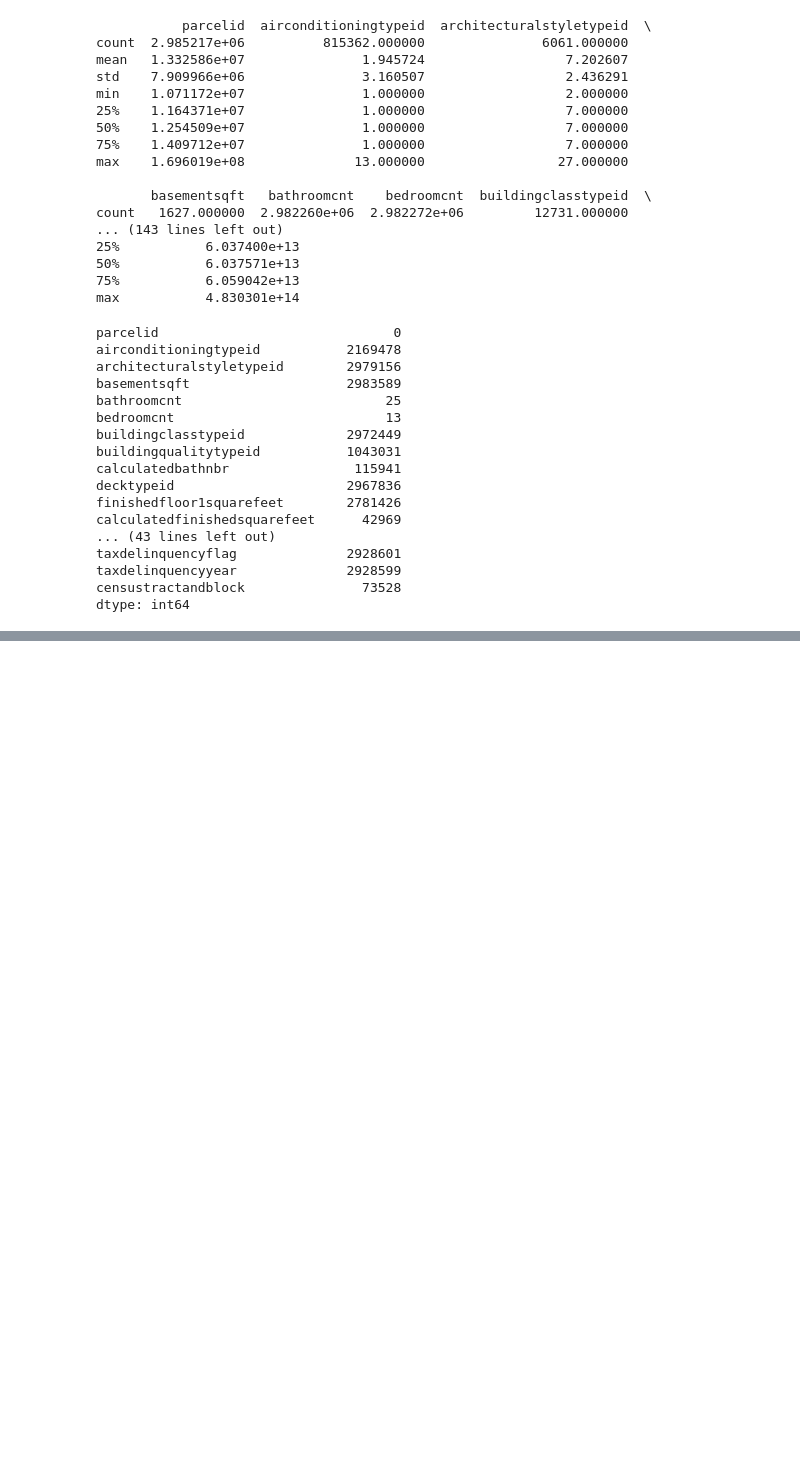
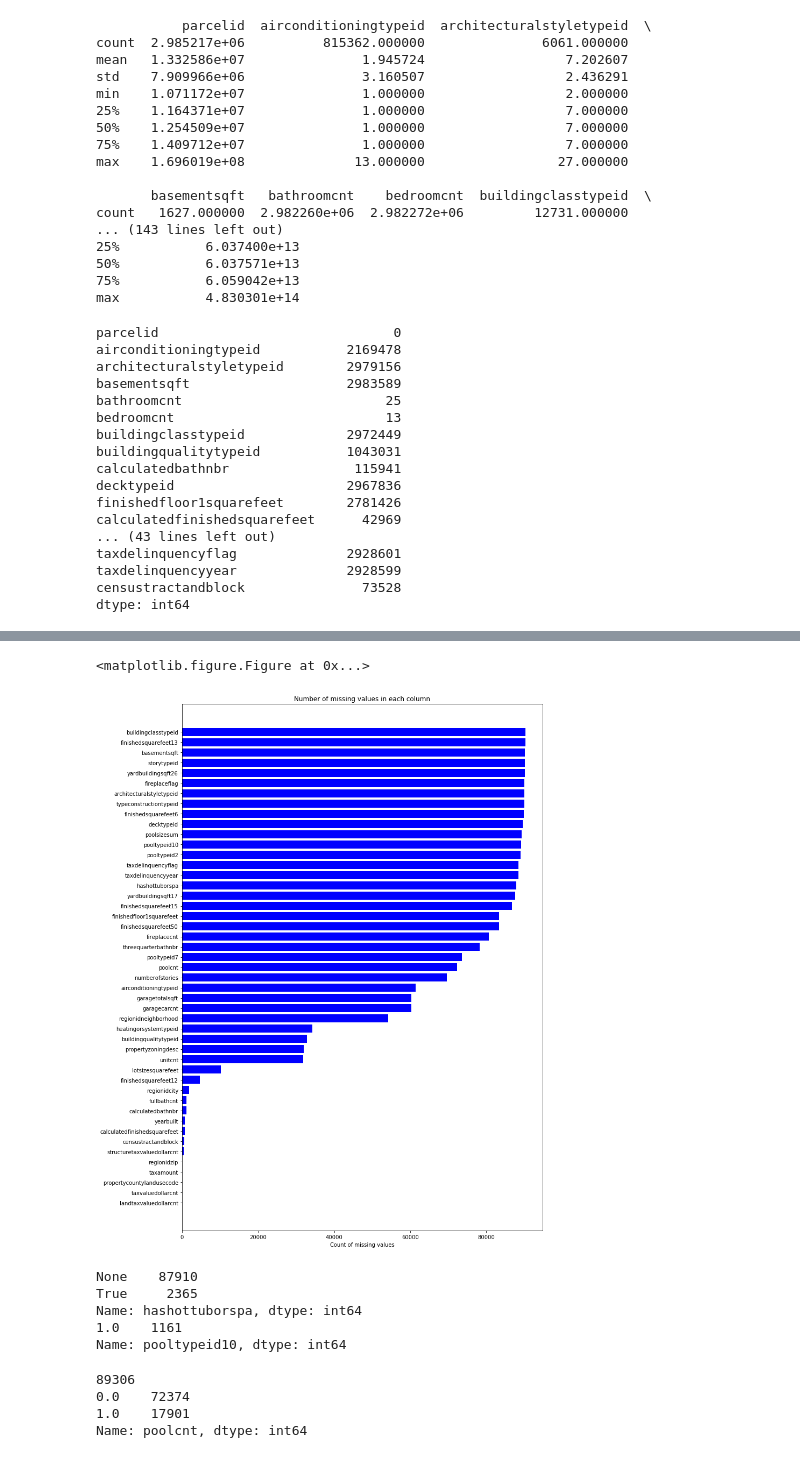
Before and after one commit to ghk829/kaggle, a Jupyter notebook: zillow/20171009_KH.ipynb, the cells around one changed output, grey strips where cells are left out. Cells and saved outputs as stored; diff of their text form; code cells hidden in the pictures; blank space fills up the shorter version.

```diff
--- a/zillow/20171009_KH.ipynb
+++ b/zillow/20171009_KH.ipynb
@@ -95,0 +111,18 @@ prop_2016_2=prop_2016[prop_2016.latitude.notnull()].append(na_2016)
+# %%
+missing_df = df_train.isnull().sum(axis=0).reset_index()
+missing_df.columns = ['column_name', 'missing_count']
+missing_df = missing_df.loc[missing_df['missing_count']>0]
+missing_df = missing_df.sort_values(by='missing_count')
+
+ind = np.arange(missing_df.shape[0])
+width = 0.9
+fig, ax = plt.subplots(figsize=(12,18))
+rects = ax.barh(ind, missing_df.missing_count.values, color='blue')
+ax.set_yticks(ind)
+ax.set_yticklabels(missing_df.column_name.values, rotation='horizontal')
+ax.set_xlabel("Count of missing values")
+ax.set_title("Number of missing values in each column")
+plt.show()
+# %% [output]
+<matplotlib.figure.Figure at 0x...>
+[figure, added]
@@ -95,0 +140,44 @@ prop_2016_2=prop_2016[prop_2016.latitude.notnull()].append(na_2016)
+# %%
+#The below variables are flags and lets assume if they are NA's it means the object does not exist so lets fix this
+index = df_train.hashottuborspa.isnull()
+df_train.loc[index,'hashottuborspa'] = "None"
+
+# pooltypeid10(does home have a Spa or hot tub) seems to be inconcistent with the 'hashottuborspa' field - these two fields should have the same information I assume?
+print(df_train.hashottuborspa.value_counts())
+print(df_train.pooltypeid10.value_counts())
+
+#lets remove 'pooltypeid10' as has more missing values
+dropcols.append('pooltypeid10')
+
+#Assume if the pooltype id is null then pool/hottub doesnt exist
+index = df_train.pooltypeid2.isnull()
+df_train.loc[index,'pooltypeid2'] = 0
+
+index = df_train.pooltypeid7.isnull()
+df_train.loc[index,'pooltypeid7'] = 0
+
+index = df_train.poolcnt.isnull()
+df_train.loc[index,'poolcnt'] = 0
+# %% [output]
+None    87910
+True     2365
+Name: hashottuborspa, dtype: int64
+1.0    1161
+Name: pooltypeid10, dtype: int64
+# %%
+#Theres more missing values in the 'poolsizesum' then in 'poolcnt', Let's fill in median values for poolsizesum where pool count is >0 and missing. I think this is sensible assumption as residential pool sizes are fairly standard size I guess in the U.S.
+#Also the poolsizesum doesn't seem to be much of an important variable (https://www.kaggle.com/nikunjm88/creating-additional-features) so imputing with the median hopefully won't cause too much of an issue
+print(df_train.poolsizesum.isnull().sum())
+print(df_train.poolcnt.value_counts())
+
+#Fill in those properties that have a pool with median pool value
+poolsizesum_median = df_train.loc[df_train['poolcnt'] > 0, 'poolsizesum'].median()
+df_train.loc[(df_train['poolcnt'] > 0) & (df_train['poolsizesum'].isnull()), 'poolsizesum'] = poolsizesum_median
+
+#If it doesn't have a pool then poolsizesum is 0 by default
+df_train.loc[(df_train['poolcnt'] == 0), 'poolsizesum'] = 0
+# %% [output]
+89306
+0.0    72374
+1.0    17901
+Name: poolcnt, dtype: int64
```
Also changed, not shown: parts of 33 cells of this notebook, 1 other file.
